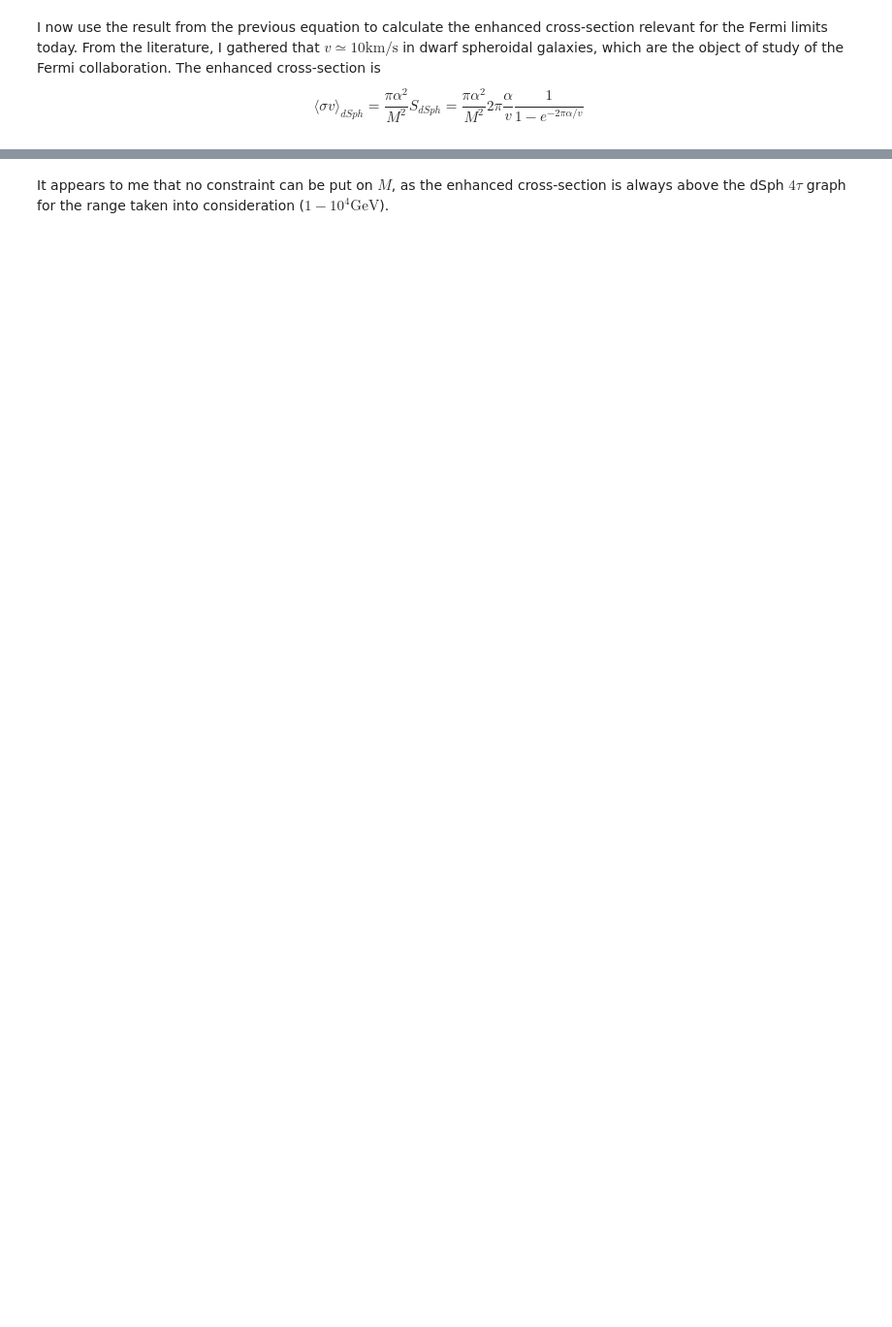
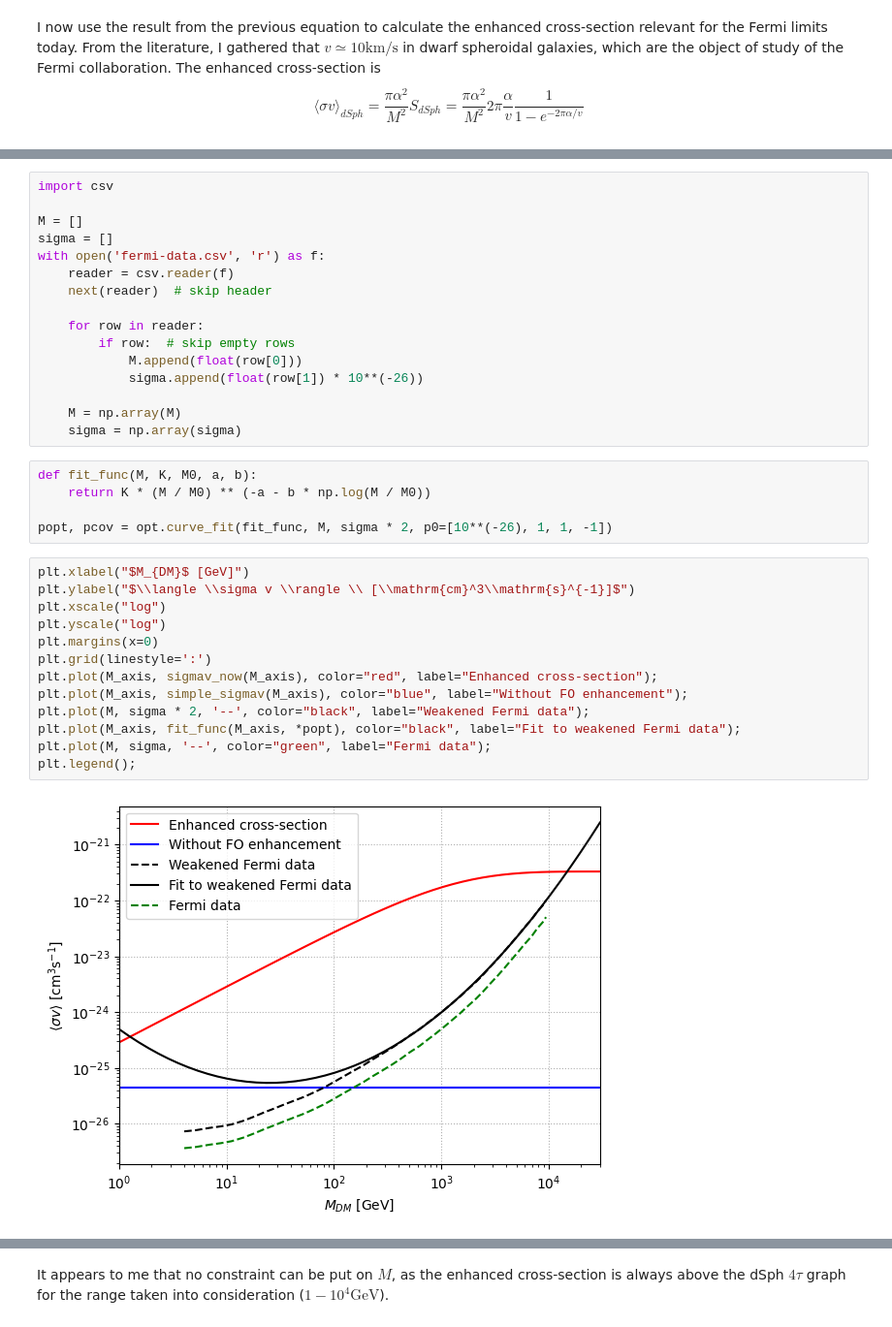
Before and after one commit to LuckeeDev/bachelor-thesis, a Jupyter notebook: notebooks/sommerfeld.ipynb, the cells around one changed output, grey strips where cells are left out. Shown at 97% size. Saved outputs shown, nothing was run; the diff lists cells and outputs as text; blank space fills up the shorter version.

```diff
--- a/notebooks/sommerfeld.ipynb
+++ b/notebooks/sommerfeld.ipynb
@@ -67,0 +82,36 @@ This is the graph from reference [13].
+# %%
+import csv
+
+M = []
+sigma = []
+with open('fermi-data.csv', 'r') as f:
+	reader = csv.reader(f)
+	next(reader)  # skip header
+
+	for row in reader:
+		if row:  # skip empty rows
+			M.append(float(row[0]))
+			sigma.append(float(row[1]) * 10**(-26))
+
+	M = np.array(M)
+	sigma = np.array(sigma)
+# %%
+def fit_func(M, K, M0, a, b):
+	return K * (M / M0) ** (-a - b * np.log(M / M0))
+
+popt, pcov = opt.curve_fit(fit_func, M, sigma * 2, p0=[10**(-26), 1, 1, -1])
+# %%
+plt.xlabel("$M_{DM}$ [GeV]")
+plt.ylabel("$\\langle \\sigma v \\rangle \\ [\\mathrm{cm}^3\\mathrm{s}^{-1}]$")
+plt.xscale("log")
+plt.yscale("log")
+plt.margins(x=0)
+plt.grid(linestyle=':')
+plt.plot(M_axis, sigmav_now(M_axis), color="red", label="Enhanced cross-section");
+plt.plot(M_axis, simple_sigmav(M_axis), color="blue", label="Without FO enhancement");
+plt.plot(M, sigma * 2, '--', color="black", label="Weakened Fermi data");
+plt.plot(M_axis, fit_func(M_axis, *popt), color="black", label="Fit to weakened Fermi data");
+plt.plot(M, sigma, '--', color="green", label="Fermi data");
+plt.legend();
+# %% [output]
+[figure, added]
```
Also changed, not shown: parts of 12 cells of this notebook, 1 other file.
